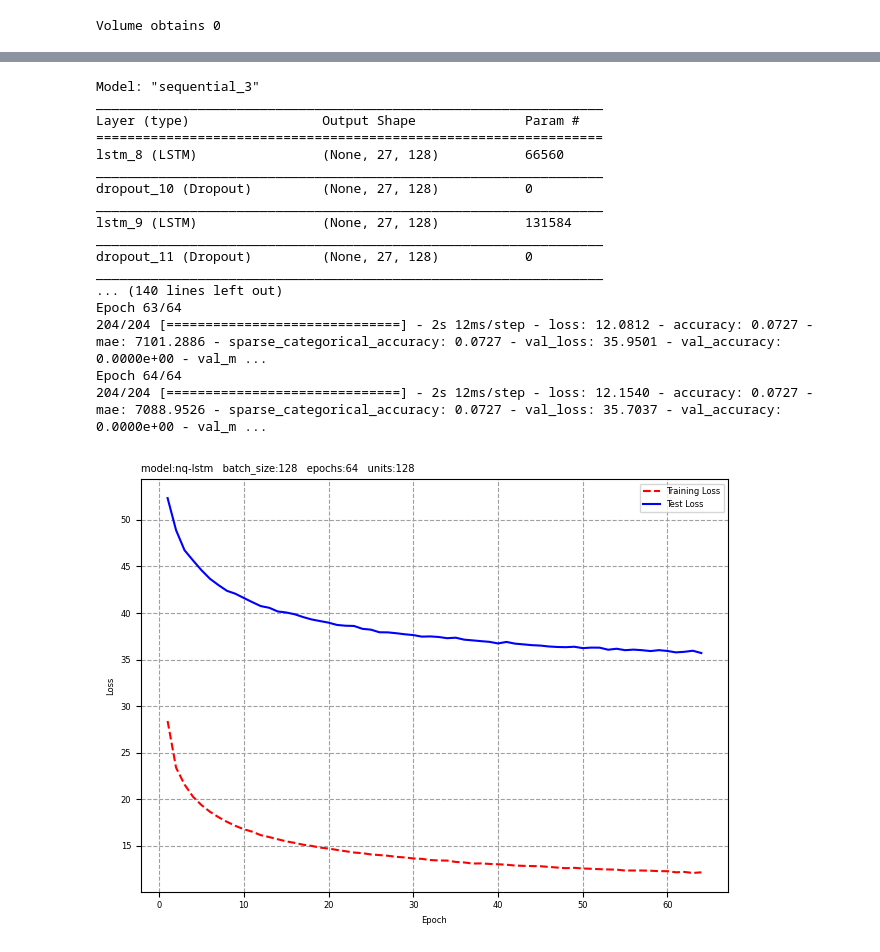
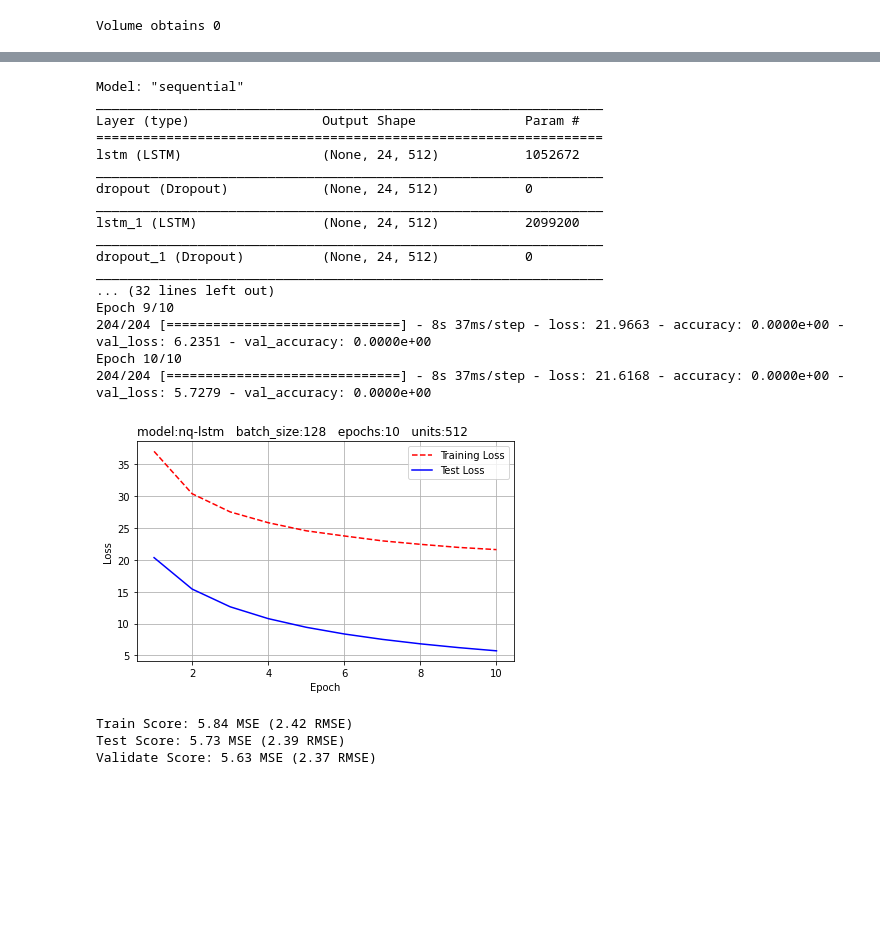
Before and after one commit to webclinic017/dbpower-machine-learning-project, a Jupyter notebook: nq.ipynb, the cells around one changed output, grey strips where cells are left out. Cells and saved outputs as stored; diff of their text form; code cells hidden in the pictures; blank space fills up the shorter version.

```diff
--- a/nq.ipynb
+++ b/nq.ipynb
@@ -30,8 +30,8 @@ df1 = pd.read_csv(file_1)
 df2 = pd.read_csv(file_2)
 
 # 数据源 v2
-file_3 = os.path.abspath(os.path.join('data', 'nq', 'nq-20201029.csv'))
-_df1 = pd.read_csv(file_3)
+file_3 = os.path.abspath(os.path.join('data', 'nq', 'nq-20201102.csv'))
+_df1 = pd.read_csv(file_3).fillna(0)
 # %%
 # 1.0 reshapre dataframe v1 重構數據集
 df1.index = pd.to_datetime(df1.stime)
@@ -54,7 +54,7 @@ _df1.astype(types2).dtypes
 _df2 = _df1.copy(deep=True)
 error_row = []
 for k, v in _df1.iterrows():
-    if not pd.isnull(_df1['udate'].iloc[k]):
+    if not pd.isnull(_df1['udate'].iloc[k]) and _df1['udate'].iloc[k] > 0:
         stime = str(int(_df1['udate'].iloc[k]))
         _df2['udate'].iloc[k] = datetime(year=2020, month=int(stime[-8:-6]), day=int(stime[-6:-4]), hour=int(stime[-4:-2]), minute=int(stime[-2:]), second=0)
     else:
@@ -64,14 +64,13 @@ _df2.udate = pd.to_datetime(_df2.udate)
 _df2.index = pd.to_datetime(_df2.udate)
 df3 = _df2.copy(deep=True)
 
-# 1.2 zero / nan 數據有效性檢查
+# 1.2 數據有效性檢查 zero / nan
 for k, v in types2.items():
     if (df3[k].isin([np.nan]).any().any()):
         print(k+' obtains nan')
     if (df3[k].isin([0]).any().any()):
         print(k+' obtains 0')
-# 1.3 overview
-is_contain_nan = df3.isnull().sum()
+is_contain_null = df3.isnull().sum()
 # %% [output]
 Volume obtains 0
 # %%
@@ -97,7 +96,7 @@ df3['vol-ema5'] = talib.EMA(vols, timeperiod=5)
 # 2.6 P-SAR 抛物线
 df3['p-sar'] = talib.SAR(highs, lows, acceleration=0.02, maximum=0.2)
 # 2.7 vwap 成交量加權平均價格
-min_max_scaler, standar_scaler = MinMaxScaler(), StandardScaler()
+min_max_scaler, standar_scaler = MinMaxScaler(feature_range=(0, 1)), StandardScaler()
 period, vwap, vwap2 = [5, 20, 50, 100], [], []
 for v in period:
     df3['typical-price'] = (df3['High'] + df3['Low'] + df3['Close']) / 3
@@ -111,7 +110,7 @@ for v in period:
     df3.drop(drop_list, axis=1, inplace=True)
     vwap.append('vwap-'+str(v))
     vwap2.append('vwap-nor-'+str(v))
-df3[vwap2] = standar_scaler.fit_transform(df3[vwap].values)
+df3[vwap2] = min_max_scaler.fit_transform(df3[vwap].values)
 # 2.8 MACD
 df3['macd'], df3['macdsignal'], df3['macdhist'] = talib.MACD(closes, fastperiod=12, slowperiod=26, signalperiod=9)
 # %%
@@ -195,8 +209,9 @@ print('測試集: X_Test Data: {}, Y_Test Data: {}'.format(x_test.shape, y_test.
 # %%
 # 6.0.1 模型参数
-batch_size = 128
-epochs = 64
-units = 128
+batch_size = 128 # 128
+epochs = 10  # 64
+units = 512 # 128
+verbose = 1
 # 6.0.2 日志参数
 prefix = 'nq-lstm'
 cur_time = datetime.now().strftime("%Y%m%d-%H%M%S")
@@ -204,68 +219,67 @@ cur_time = datetime.now().strftime("%Y%m%d-%H%M%S")
 # 6.1 模型
 model_lstm = tf.keras.Sequential()
 model_lstm.add(tf.keras.layers.LSTM(units=units, return_sequences=True, input_shape=(x_train.shape[1], x_train.shape[2])))
-model_lstm.add(Dropout(0.2))
+model_lstm.add(Dropout(rate=0.2))
 model_lstm.add(tf.keras.layers.LSTM(units=units, return_sequences=True))
-model_lstm.add(Dropout(0.2))
+model_lstm.add(Dropout(rate=0.2))
 model_lstm.add(tf.keras.layers.LSTM(units=units, return_sequences=True))
-model_lstm.add(Dropout(0.2))
+model_lstm.add(Dropout(rate=0.2))
 model_lstm.add(tf.keras.layers.LSTM(units=units, return_sequences=True))
-model_lstm.add(Dropout(0.2))
+model_lstm.add(Dropout(rate=0.2))
 model_lstm.add(tf.keras.layers.Dense(units=1))
-model_lstm.add(Dropout(0.2))
-model_lstm.compile(optimizer='rmsprop', loss='mean_squared_logarithmic_error', metrics=['accuracy', 'mae', 'sparse_categorical_accuracy'])
+model_lstm.add(Dropout(rate=0.2))
+model_lstm.compile(optimizer='rmsprop', loss='mean_squared_logarithmic_error', metrics=['accuracy']) # mae, sparse_categorical_accuracy
 model_lstm.summary()
 
-# 6.2.1 創建check point
+# 6.2.1 check point
 checkpoint_dir = './training_checkpoints/'+ prefix +'-' + cur_time
 os.mkdir(checkpoint_dir)
 checkpoint_prefix = os.path.join(checkpoint_dir, "ckpt_{epoch}")
 checkpoint_callback = tf.keras.callbacks.ModelCheckpoint(filepath=checkpoint_prefix, save_weights_only=True)
 
-# 6.2.2 創建tensor board
+# 6.2.2 tensor board
 log_dir = os.path.join('./logs/fit/'+ prefix +'-') + cur_time
 os.mkdir(log_dir)
 tensor_board_callback = tf.keras.callbacks.TensorBoard(log_dir=log_dir, histogram_freq=1)
 
 # 6.3 fit model
-history_lstm = model_lstm.fit(x_train, x_train, epochs = epochs, batch_size = batch_size,
-                              validation_data = (x_test, y_test),
-                              callbacks=[checkpoint_callback, tensor_board_callback])
+history_lstm = model_lstm.fit(x_train, y_train, epochs = epochs, batch_size = batch_size, validation_data = (x_test, y_test), verbose = verbose, callbacks=[checkpoint_callback, tensor_board_callback])
 
-# 6.4 儲存模型
+# 6.4 save model
 model_path = "./saved_model/"+prefix+"-"+cur_time+".h5"
 model_lstm.save(model_path)
 # %% [output]
-Model: "sequential_3"
+Model: "sequential"
 _________________________________________________________________
 Layer (type)                 Output Shape              Param #
 =================================================================
-lstm_8 (LSTM)                (None, 27, 128)           66560
+lstm (LSTM)                  (None, 24, 512)           1052672
 _________________________________________________________________
-dropout_10 (Dropout)         (None, 27, 128)           0
+dropout (Dropout)            (None, 24, 512)           0
 _________________________________________________________________
-lstm_9 (LSTM)                (None, 27, 128)           131584
+lstm_1 (LSTM)                (None, 24, 512)           2099200
 _________________________________________________________________
-dropout_11 (Dropout)         (None, 27, 128)           0
+dropout_1 (Dropout)          (None, 24, 512)           0
 _________________________________________________________________
-... (140 lines left out)
-Epoch 63/64
-204/204 [==============================] - 2s 12ms/step - loss: 12.0812 - accuracy: 0.0727 - mae: 7101.2886 - sparse_categorical_accuracy: 0.0727 - val_loss: 35.9501 - val_accuracy: 0.0000e+00 - val_m ...
-Epoch 64/64
-204/204 [==============================] - 2s 12ms/step - loss: 12.1540 - accuracy: 0.0727 - mae: 7088.9526 - sparse_categorical_accuracy: 0.0727 - val_loss: 35.7037 - val_accuracy: 0.0000e+00 - val_m ...
+... (32 lines left out)
+Epoch 9/10
+204/204 [==============================] - 8s 37ms/step - loss: 21.9663 - accuracy: 0.0000e+00 - val_loss: 6.2351 - val_accuracy: 0.0000e+00
+Epoch 10/10
+204/204 [==============================] - 8s 37ms/step - loss: 21.6168 - accuracy: 0.0000e+00 - val_loss: 5.7279 - val_accuracy: 0.0000e+00
 # %%
 # 7.0 visualize model
 keys = list(history_lstm.history.keys())
 training_loss = history_lstm.history['loss']
 test_loss = history_lstm.history['val_loss']
 epoch_count = range(1, len(training_loss) + 1)
 plt.plot(epoch_count, training_loss, 'r--')
 plt.plot(epoch_count, test_loss, 'b-')
 plt.legend(['Training Loss', 'Test Loss'])
 plt.xlabel('Epoch')
 plt.ylabel('Loss')
 plt.title('model:'+prefix+'   batch_size:'+str(batch_size)+'   epochs:'+str(epochs)+'   units:'+str(units),loc ='left')
 plt.tight_layout()
+plt.grid()
 plt.savefig('./data/img-nq/results/'+cur_time)
 # %% [output]
-[figure, old version]
+[figure, new version]
@@ -273,0 +286,12 @@ plt.savefig('./data/img-nq/results/'+cur_time)
+# %%
+# 8.0 evaluate
+train_score = model_lstm.evaluate(x_train, y_train, verbose=0)
+print('Train Score: %.2f MSE (%.2f RMSE)' % (train_score[0], math.sqrt(train_score[0])))
+test_score = model_lstm.evaluate(x_test, y_test, verbose=0)
+print('Test Score: %.2f MSE (%.2f RMSE)' % (test_score[0], math.sqrt(test_score[0])))
+valid_score = model_lstm.evaluate(x_valid, y_valid, verbose=0)
+print('Validate Score: %.2f MSE (%.2f RMSE)' % (valid_score[0], math.sqrt(valid_score[0])))
+# %% [output]
+Train Score: 5.84 MSE (2.42 RMSE)
+Test Score: 5.73 MSE (2.39 RMSE)
+Validate Score: 5.63 MSE (2.37 RMSE)
```
Also changed, not shown: parts of 3 cells of this notebook, 1 other file.
